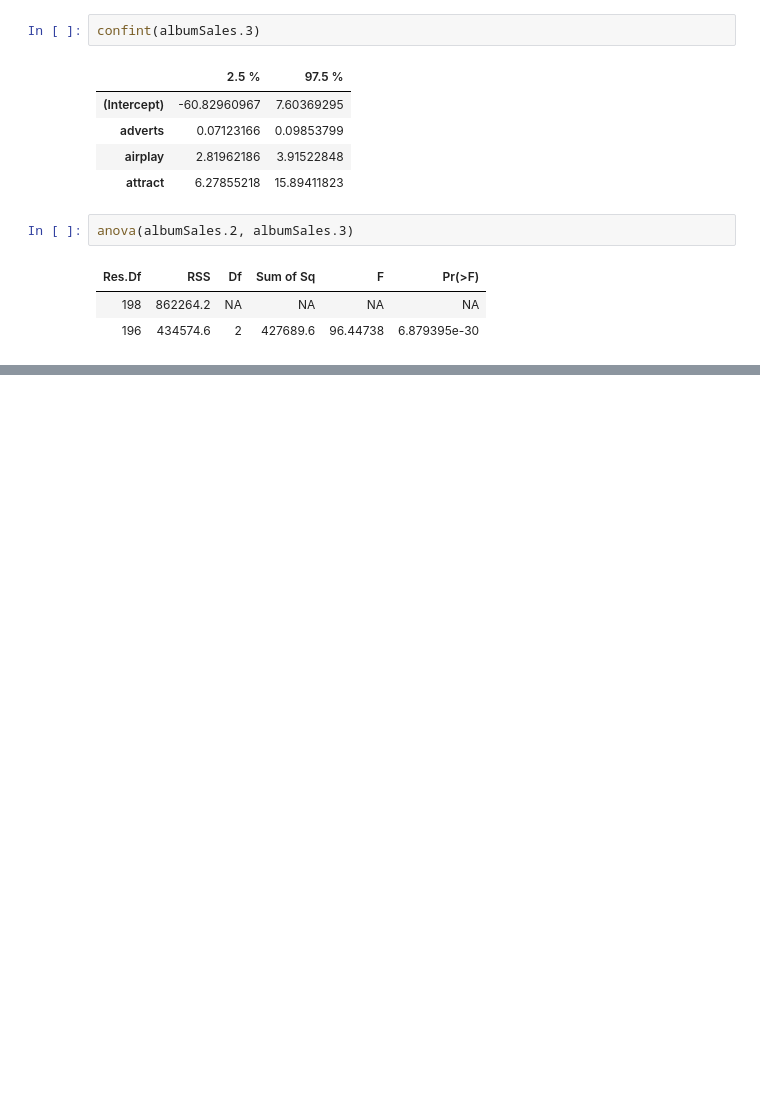
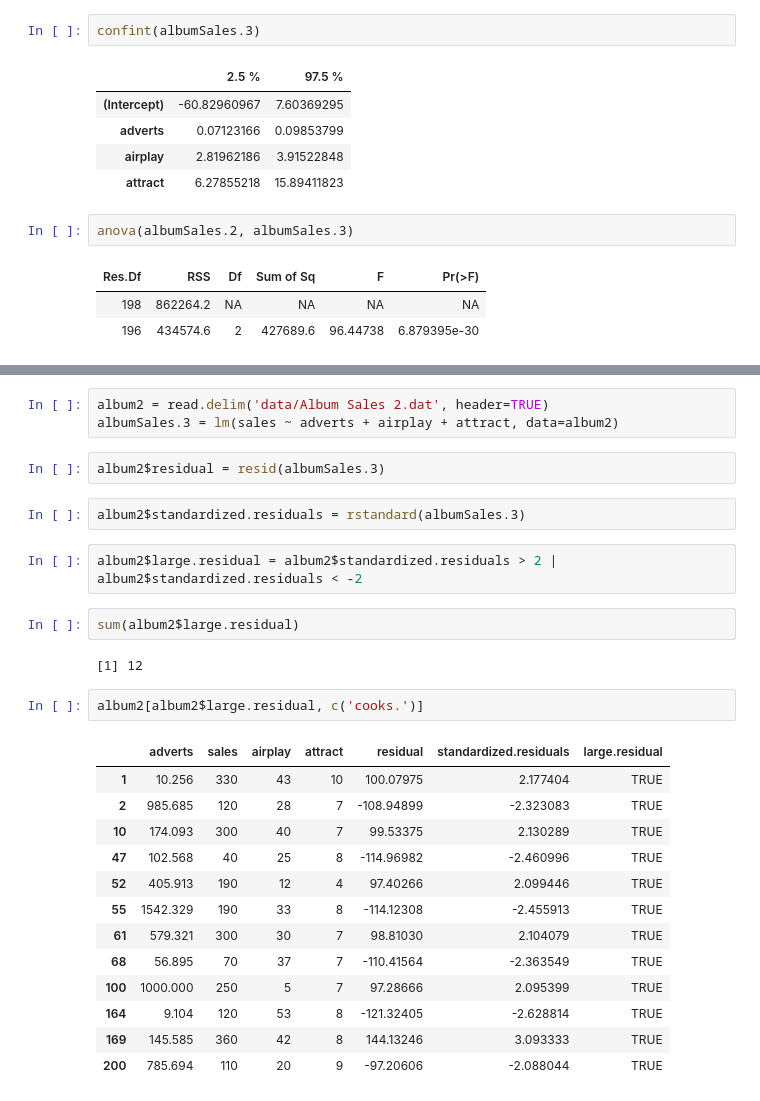
Before and after one commit to dknguyengit/fieldstats, a Jupyter notebook: 7.ipynb, the cells around one changed output, grey strips where cells are left out. Saved outputs shown, nothing was run; the diff lists cells and outputs as text; blank space fills up the shorter version.

```diff
--- a/7.ipynb
+++ b/7.ipynb
@@ -131,0 +144,29 @@ anova(albumSales.2, albumSales.3)
+# %%
+album2 = read.delim('data/Album Sales 2.dat', header=TRUE)
+albumSales.3 = lm(sales ~ adverts + airplay + attract, data=album2)
+# %%
+album2$residual = resid(albumSales.3)
+# %%
+album2$standardized.residuals = rstandard(albumSales.3)
+# %%
+album2$large.residual = album2$standardized.residuals > 2 | album2$standardized.residuals < -2
+# %%
+sum(album2$large.residual)
+# %% [output]
+[1] 12
+# %%
+album2[album2$large.residual, c('cooks.')]
+# %% [output]
+|  | adverts | sales | airplay | attract | residual | standardized.residuals | large.residual |
+| 1 | 10.256 | 330 | 43 | 10 | 100.07975 | 2.177404 | TRUE |
+| 2 | 985.685 | 120 | 28 | 7 | -108.94899 | -2.323083 | TRUE |
+| 10 | 174.093 | 300 | 40 | 7 | 99.53375 | 2.130289 | TRUE |
+| 47 | 102.568 | 40 | 25 | 8 | -114.96982 | -2.460996 | TRUE |
+| 52 | 405.913 | 190 | 12 | 4 | 97.40266 | 2.099446 | TRUE |
+| 55 | 1542.329 | 190 | 33 | 8 | -114.12308 | -2.455913 | TRUE |
+| 61 | 579.321 | 300 | 30 | 7 | 98.81030 | 2.104079 | TRUE |
+| 68 | 56.895 | 70 | 37 | 7 | -110.41564 | -2.363549 | TRUE |
+| 100 | 1000.000 | 250 | 5 | 7 | 97.28666 | 2.095399 | TRUE |
+| 164 | 9.104 | 120 | 53 | 8 | -121.32405 | -2.628814 | TRUE |
+| 169 | 145.585 | 360 | 42 | 8 | 144.13246 | 3.093333 | TRUE |
+| 200 | 785.694 | 110 | 20 | 9 | -97.20606 | -2.088044 | TRUE |
```
Also changed, not shown: parts of 7 cells of this notebook.
